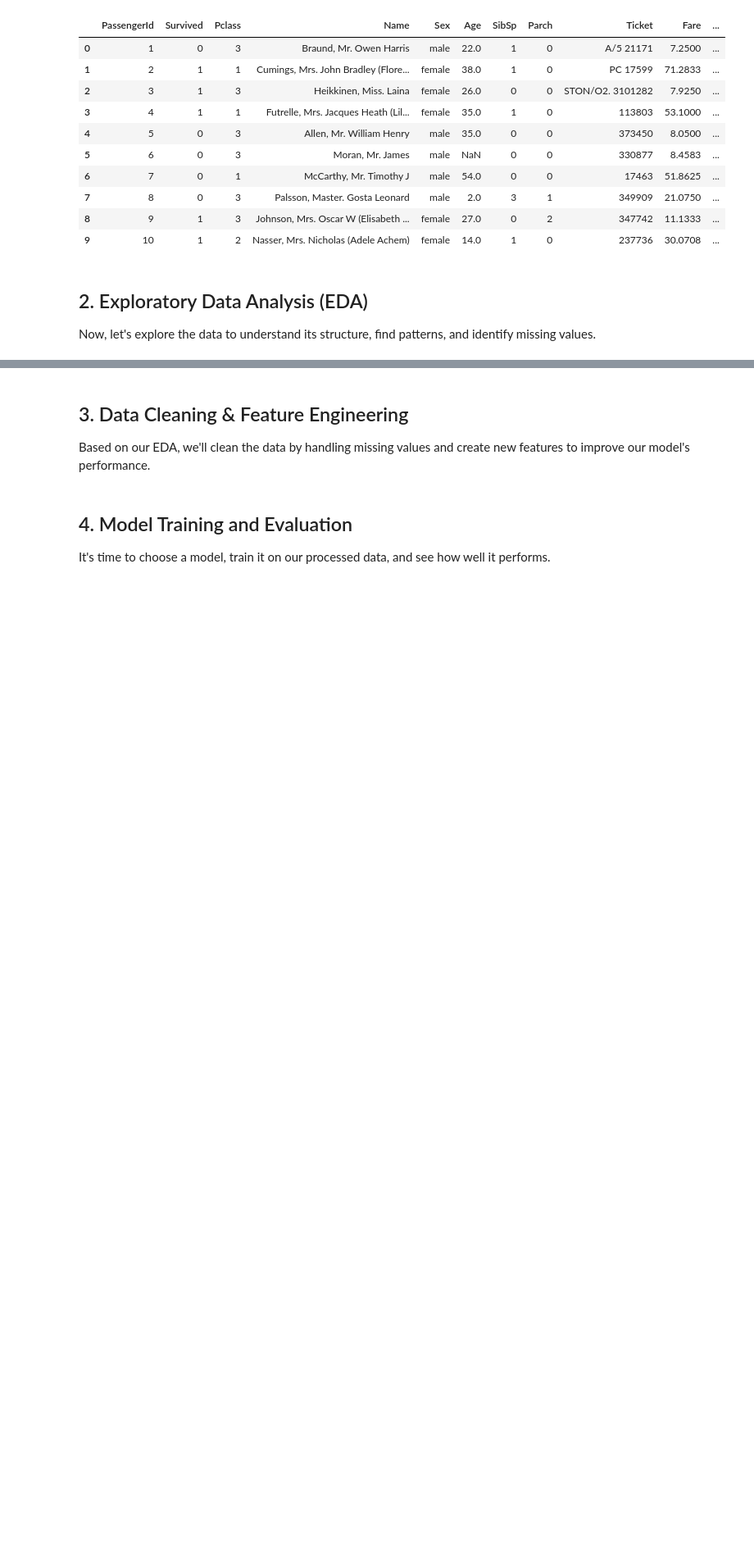
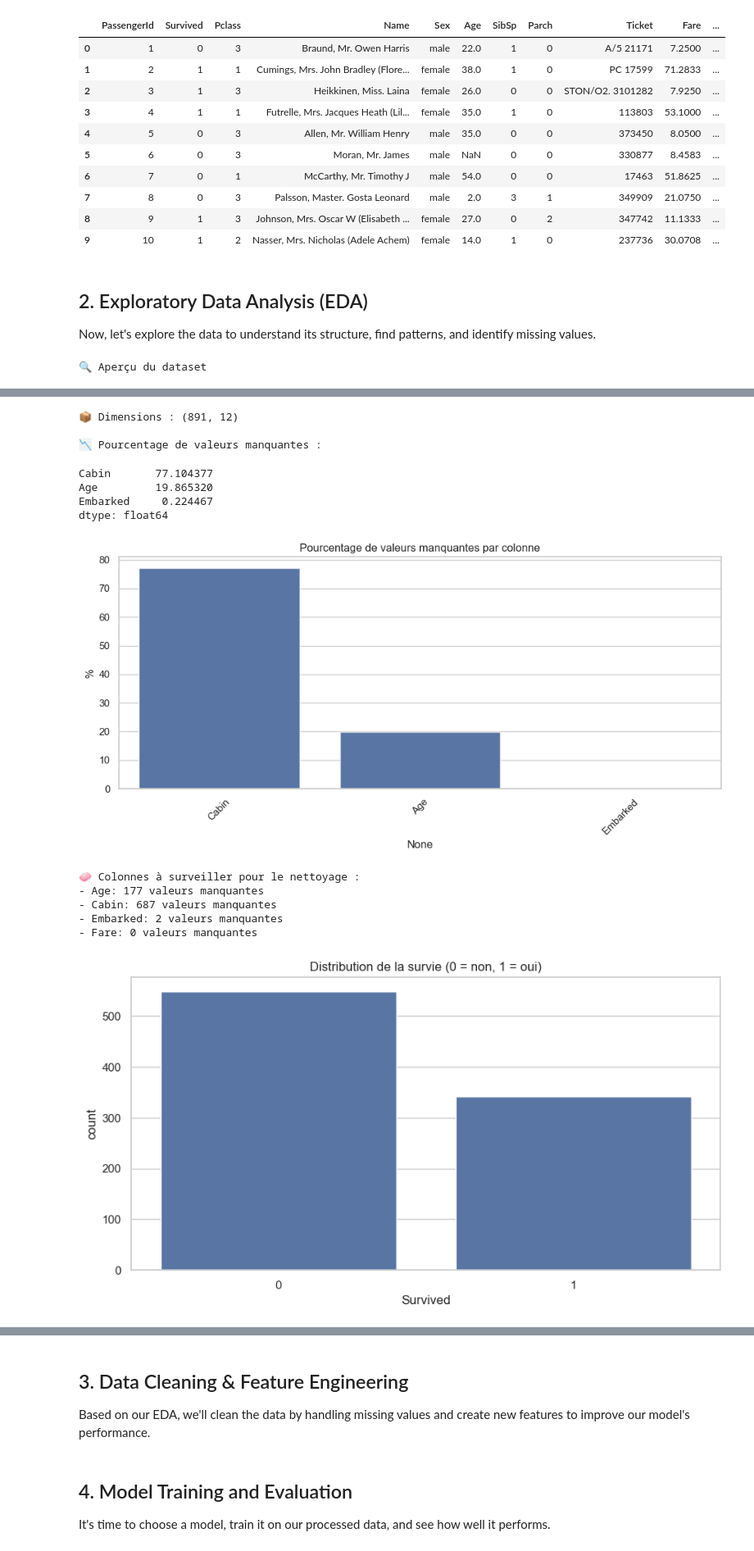
Before and after one commit to loanper/GROUPE6, a Jupyter notebook: titanic_analysis_groupe6.ipynb, the cells around one changed output, grey strips where cells are left out. Shown: that part at 82% size. Drawn from its saved outputs; the diff is of its cells as text; code cells hidden in the pictures; blank space fills up the shorter version.

```diff
--- a/titanic_analysis_groupe6.ipynb
+++ b/titanic_analysis_groupe6.ipynb
@@ -41,0 +35,65 @@ Now, let's explore the data to understand its structure, find patterns, and iden
+# %%
+import pandas as pd
+import matplotlib.pyplot as plt
+import seaborn as sns
+
+# Configuration esthétique
+sns.set(style="whitegrid")
+plt.rcParams["figure.figsize"] = (10, 5)
+
+# Aperçu général
+print("🔍 Aperçu du dataset")
+display(train.head())
+print("\n📦 Dimensions :", train.shape)
+
+# 1. ✅ Vérification des valeurs manquantes
+missing = train.isnull().mean().sort_values(ascending=False) * 100
+missing = missing[missing > 0]
+print("\n📉 Pourcentage de valeurs manquantes :")
+display(missing)
+
+sns.barplot(x=missing.index, y=missing.values)
+plt.xticks(rotation=45)
+plt.title("Pourcentage de valeurs manquantes par colonne")
+plt.ylabel("%")
+plt.tight_layout()
+plt.show()
+
+# 2. 🧼 Colonnes à nettoyer ou transformer
+print("\n🧼 Colonnes à surveiller pour le nettoyage :")
+for col in ["Age", "Cabin", "Embarked", "Fare"]:
+    print(f"- {col}: {train[col].isnull().sum()} valeurs manquantes")
+
+# 3. 🎯 Distribution de la cible
+sns.countplot(x="Survived", data=train)
+plt.title("Distribution de la survie (0 = non, 1 = oui)")
+plt.show()
+
+# 4. 📊 Variables catégorielles utiles
+cat_cols = ["Sex", "Pclass", "Embarked"]
+for col in cat_cols:
+    sns.countplot(x=col, hue="Survived", data=train)
+    plt.title(f"Taux de survie par {col}")
+    plt.show()
+
+# 5. 📈 Variables numériques utiles
+num_cols = ["Age", "Fare"]
+for col in num_cols:
+    sns.histplot(data=train, x=col, hue="Survived", bins=30, kde=True)
+    plt.title(f"Distribution de {col} selon la survie")
+    plt.tight_layout()
+    plt.show()
+
+# 6. 🧠 Corrélation entre variables numériques
+corr = train.corr(numeric_only=True)
+sns.heatmap(corr, annot=True, fmt=".2f", cmap="coolwarm")
+plt.title("Matrice de corrélation")
+plt.tight_layout()
+plt.show()
+
+# 7. 🧪 Aperçu des titres dans les noms (feature potentielle)
+train["Title"] = train["Name"].str.extract(",\s*([^\.]*)\.", expand=False)
+print("\n🎩 Aperçu des titres extraits du nom :")
+print(train["Title"].value_counts())
+# %% [output]
+🔍 Aperçu du dataset
@@ -41,0 +106,14 @@ Now, let's explore the data to understand its structure, find patterns, and iden
+📦 Dimensions : (891, 12)
+
+📉 Pourcentage de valeurs manquantes :
+Cabin       77.104377
+Age         19.865320
+Embarked     0.224467
+dtype: float64
+[figure, added]
+🧼 Colonnes à surveiller pour le nettoyage :
+- Age: 177 valeurs manquantes
+- Cabin: 687 valeurs manquantes
+- Embarked: 2 valeurs manquantes
+- Fare: 0 valeurs manquantes
+[figure, added]
```
Also changed, not shown: parts of 10 cells of this notebook.
